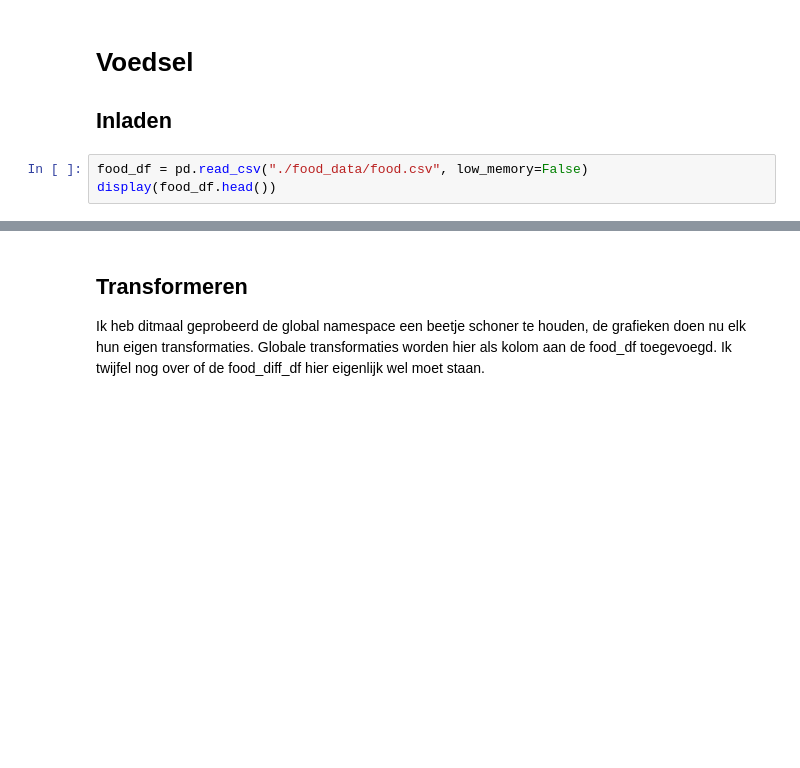
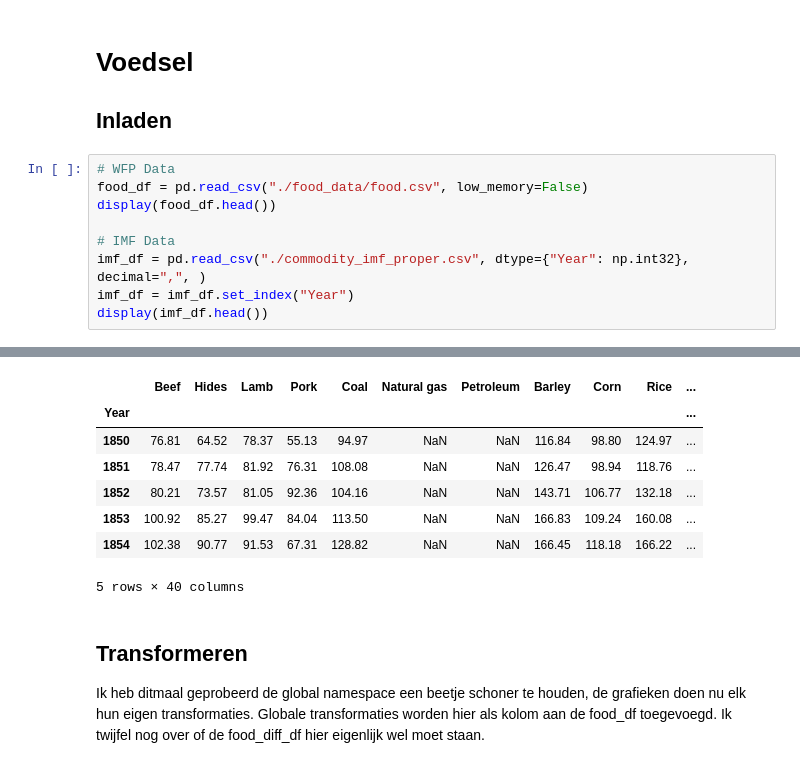
Before and after one commit to Zaturrby/infoviz-voedsel, a Jupyter notebook: foodprices.ipynb, the cells around one changed output, grey strips where cells are left out. Cells and saved outputs as stored; diff of their text form; blank space fills up the shorter version.

```diff
--- a/foodprices.ipynb
+++ b/foodprices.ipynb
@@ -40,15 +40,29 @@ pd.options.display.max_seq_items = 100
 
 ## Inladen
 # %%
+# WFP Data
 food_df = pd.read_csv("./food_data/food.csv", low_memory=False)
 display(food_df.head())
+
+# IMF Data
+imf_df = pd.read_csv("./commodity_imf_proper.csv", dtype={"Year": np.int32}, decimal=",", )
+imf_df = imf_df.set_index("Year")
+display(imf_df.head())
 # %% [output]
 |  | adm0_id | adm0_name | adm1_id | adm1_name | mkt_id | mkt_name | cm_id | cm_name | cur_id | cur_name | ... |
 | 0 | 1.0 | Afghanistan | 272 | Badakhshan | 266 | Fayzabad | 55 | Bread - Retail | 0.0 | AFN | ... |
 | 1 | 1.0 | Afghanistan | 272 | Badakhshan | 266 | Fayzabad | 55 | Bread - Retail | 0.0 | AFN | ... |
 | 2 | 1.0 | Afghanistan | 272 | Badakhshan | 266 | Fayzabad | 55 | Bread - Retail | 0.0 | AFN | ... |
 | 3 | 1.0 | Afghanistan | 272 | Badakhshan | 266 | Fayzabad | 55 | Bread - Retail | 0.0 | AFN | ... |
 | 4 | 1.0 | Afghanistan | 272 | Badakhshan | 266 | Fayzabad | 55 | Bread - Retail | 0.0 | AFN | ... |
+|  | Beef | Hides | Lamb | Pork | Coal | Natural gas | Petroleum | Barley | Corn | Rice | ... |
+| Year |  |  |  |  |  |  |  |  |  |  | ... |
+| 1850 | 76.81 | 64.52 | 78.37 | 55.13 | 94.97 | NaN | NaN | 116.84 | 98.80 | 124.97 | ... |
+| 1851 | 78.47 | 77.74 | 81.92 | 76.31 | 108.08 | NaN | NaN | 126.47 | 98.94 | 118.76 | ... |
+| 1852 | 80.21 | 73.57 | 81.05 | 92.36 | 104.16 | NaN | NaN | 143.71 | 106.77 | 132.18 | ... |
+| 1853 | 100.92 | 85.27 | 99.47 | 84.04 | 113.50 | NaN | NaN | 166.83 | 109.24 | 160.08 | ... |
+| 1854 | 102.38 | 90.77 | 91.53 | 67.31 | 128.82 | NaN | NaN | 166.45 | 118.18 | 166.22 | ... |
+5 rows × 40 columns
 # %% [markdown]
 ## Transformeren
 
```
Also changed, not shown: parts of 14 cells of this notebook.
